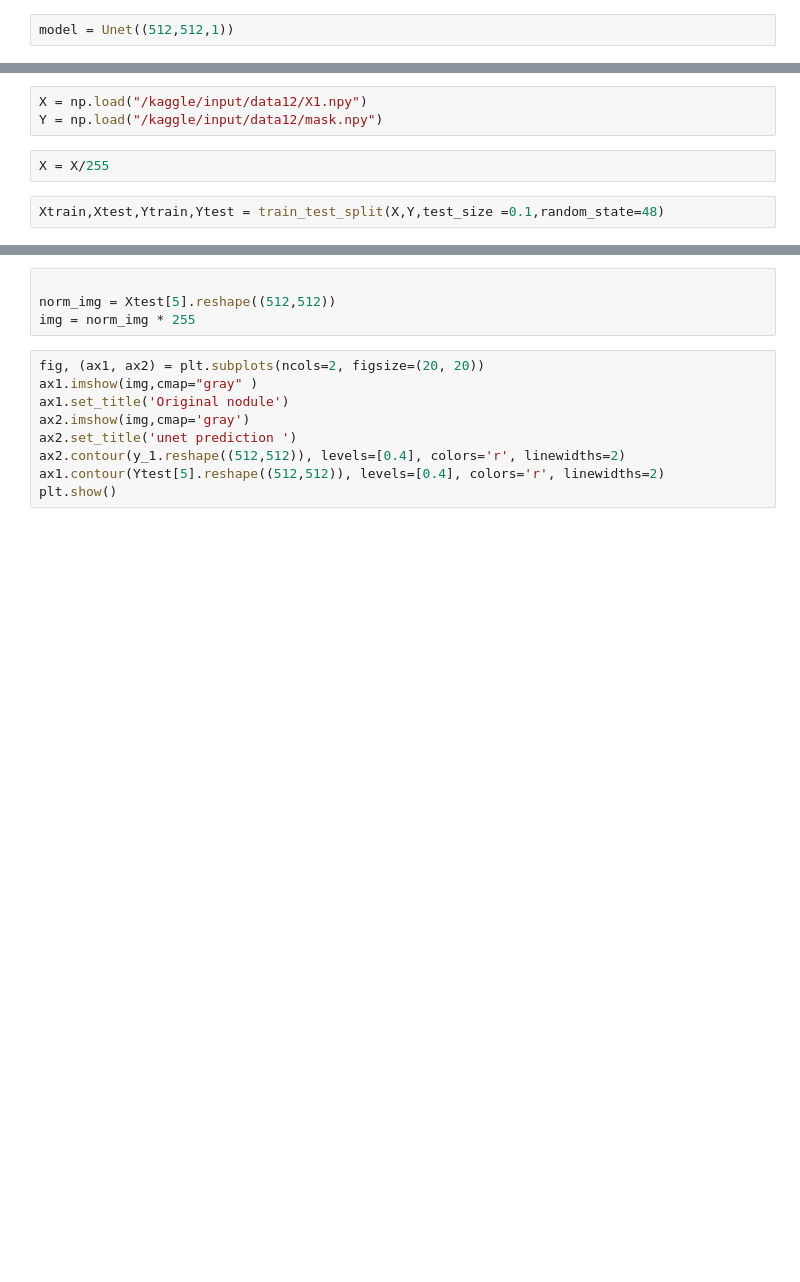
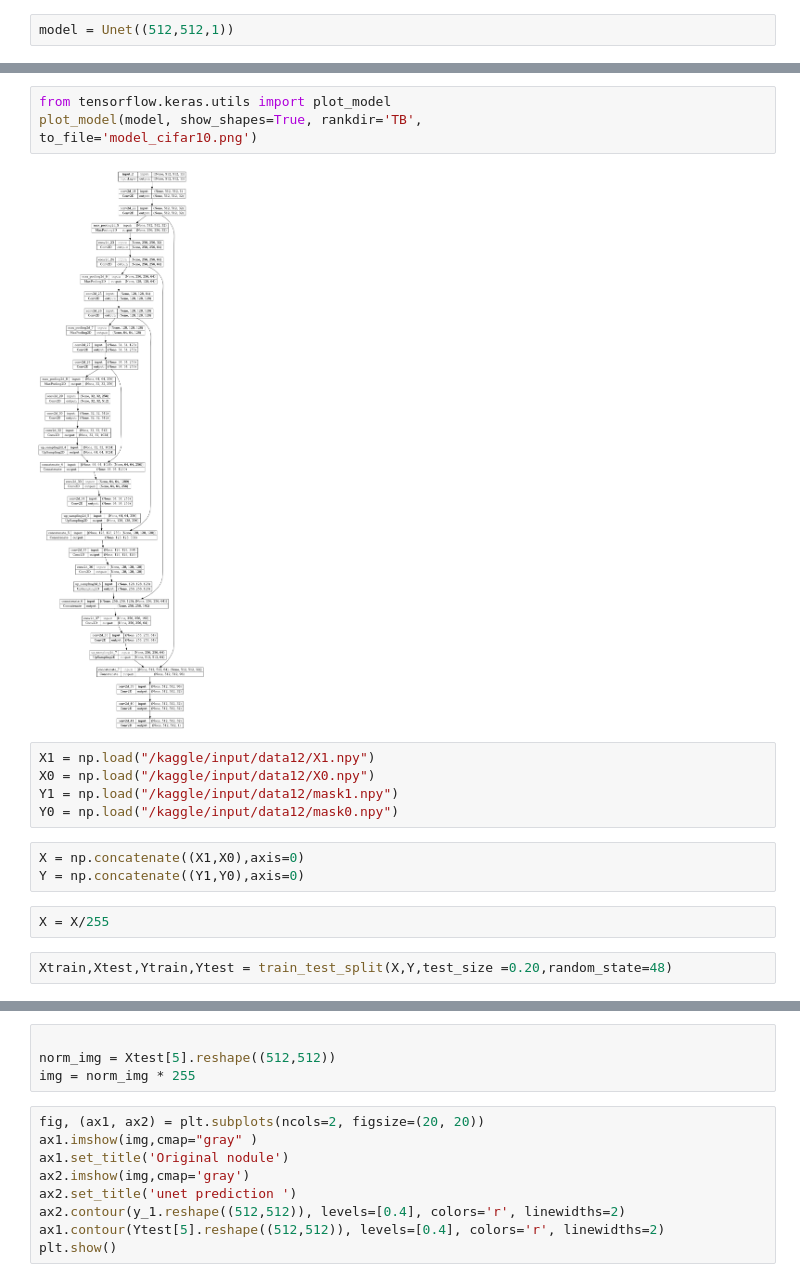
Before and after one commit to marnissiahmed/lung-cancer-AI-base-web-solution, a Jupyter notebook: models/unet-like.ipynb, the cells around one changed output, grey strips where cells are left out. Saved outputs shown, nothing was run; the diff lists cells and outputs as text; blank space fills up the shorter version.

```diff
--- a/models/unet-like.ipynb
+++ b/models/unet-like.ipynb
@@ -88,9 +87,20 @@ Trainable params: 3,918,593
 Non-trainable params: 0
 __________________________________________________________________________________________________
+# %%
+from tensorflow.keras.utils import plot_model
+plot_model(model, show_shapes=True, rankdir='TB',
+to_file='model_cifar10.png')
+# %% [output]
+[figure, added]
 # %%
-X = np.load("/kaggle/input/data12/X1.npy")
-Y = np.load("/kaggle/input/data12/mask.npy")
+X1 = np.load("/kaggle/input/data12/X1.npy")
+X0 = np.load("/kaggle/input/data12/X0.npy")
+Y1 = np.load("/kaggle/input/data12/mask1.npy")
+Y0 = np.load("/kaggle/input/data12/mask0.npy")
+# %%
+X = np.concatenate((X1,X0),axis=0)
+Y = np.concatenate((Y1,Y0),axis=0)
 # %%
 X = X/255
 # %%
-Xtrain,Xtest,Ytrain,Ytest = train_test_split(X,Y,test_size =0.1,random_state=48)
+Xtrain,Xtest,Ytrain,Ytest = train_test_split(X,Y,test_size =0.20,random_state=48)
```
Also changed, not shown: parts of 23 cells of this notebook, 8 other files.
